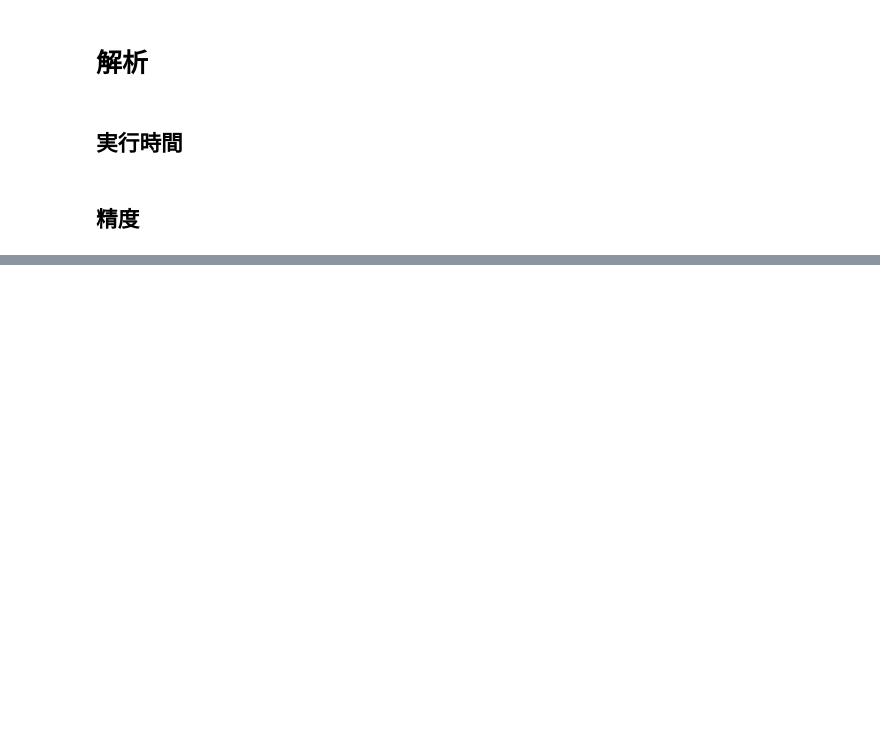
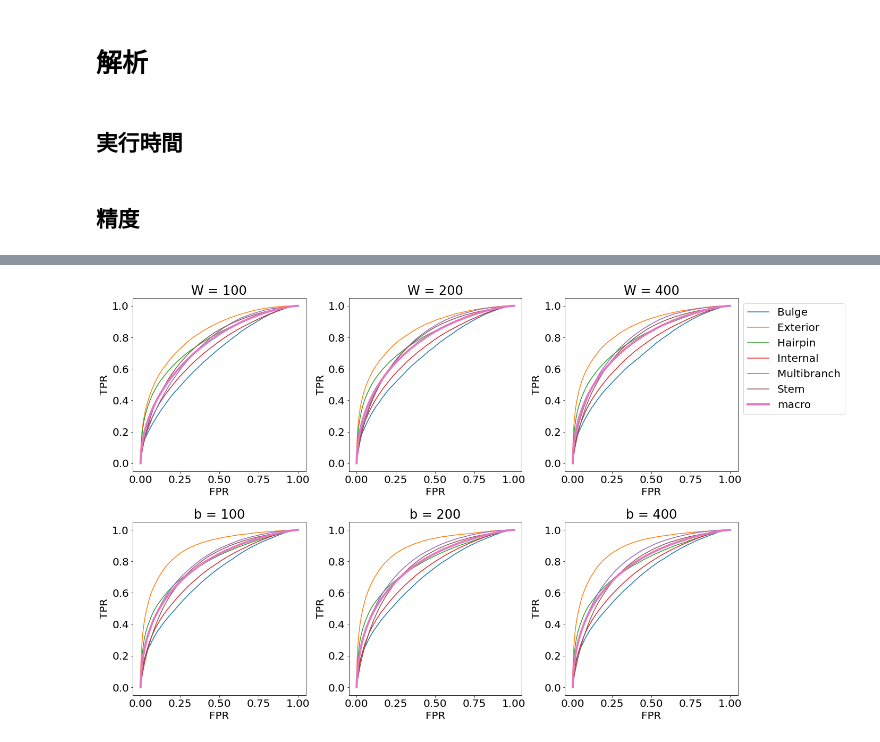
Before and after one commit to hoget157/LinearCapR, a Jupyter notebook: exp/graph.ipynb, the cells around one changed output, grey strips where cells are left out. Cells and saved outputs as stored; diff of their text form; code cells hidden in the pictures; blank space fills up the shorter version.

```diff
--- a/exp/graph.ipynb
+++ b/exp/graph.ipynb
@@ -95,0 +147,15 @@ files = glob.glob("./images/*")
+# %%
+def auc_roc(ax, prof, ans, title):
+	fpr, tpr, ra = fpr_tpr(prof, ans)
+
+	# byouga
+	for i in range(6):
+		ax.plot(fpr[i], tpr[i], label=f"{STRUCTURES[i]}")
+	ax.plot(fpr["macro"], tpr["macro"], label=f"macro", lw=4)
+
+	# ax.legend(bbox_to_anchor=(1, 1),loc="upper left",fontsize=20)
+	ax.set_title(title)
+	ax.set_xlabel("FPR")
+	ax.set_ylabel("TPR")
+	ax.set_aspect("equal")
+	#  (AUC = {ra[i]:.2f})
@@ -95,0 +185,17 @@ files = glob.glob("./images/*")
+# %%
+LIMITS = [0, 2000, 2500, 3000, 3500]
+ex_lcr, ex_cr = {}, {}
+for b in BEAM_SIZES:
+	for l in LIMITS:
+		ex_lcr[b, l] = extract_pa(pa_lcr[b], l)
+		ex_cr[b, l] = extract_pa(pa_cr[b], l)
+# %%
+def show_dict(d):
+	for key, value in d.items():
+		print(f"{key}: {value:.3f}")
+# %%
+for i in range(len(BEAM_SIZES)):
+	print(f"CR {BEAM_SIZES[i]}:")
+	show_dict(fpr_tpr(*ex_cr[BEAM_SIZES[i], 0])[2])
+	print(f"LCR {BEAM_SIZES[i]}:")
+	show_dict(fpr_tpr(*ex_lcr[BEAM_SIZES[i], 0])[2])
@@ -95,0 +220,13 @@ files = glob.glob("./images/*")
+# %%
+plt.rcParams["font.size"] = 20
+fig = plt.figure(figsize = (20,12))
+axes = fig.subplots(2, 3)
+for i in range(len(BEAM_SIZES)):
+	auc_roc(axes[0][i], *ex_cr[BEAM_SIZES[i], 0], f"W = {BEAM_SIZES[i]}")
+	auc_roc(axes[1][i], *ex_lcr[BEAM_SIZES[i], 0], f"b = {BEAM_SIZES[i]}")
+
+axes[0][2].legend(bbox_to_anchor=(1, 1),loc="upper left",fontsize=20)
+plt.tight_layout()
+fig.savefig("rocauc.png")
+# %% [output]
+[figure, added]
```
Also changed, not shown: parts of 23 cells of this notebook, 1 other file.
